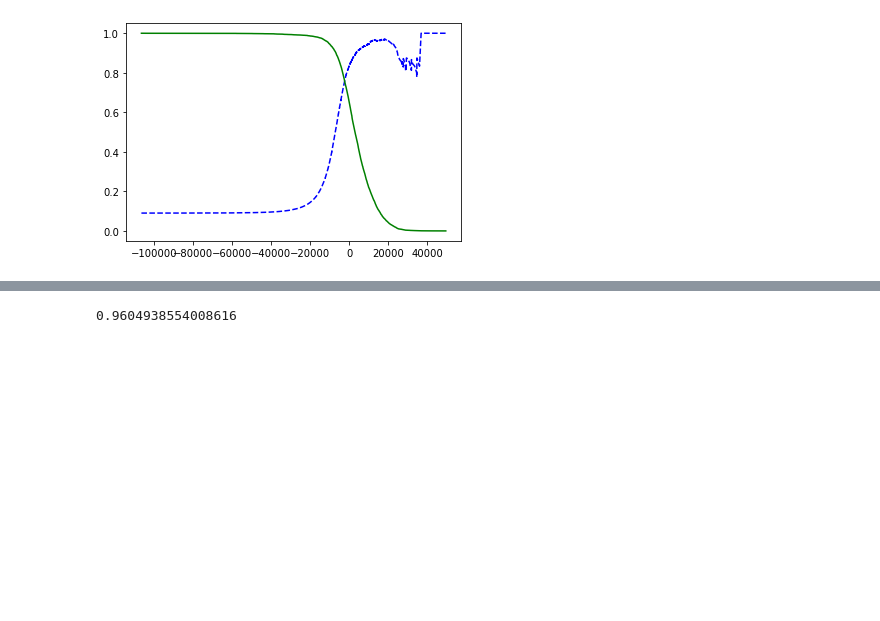
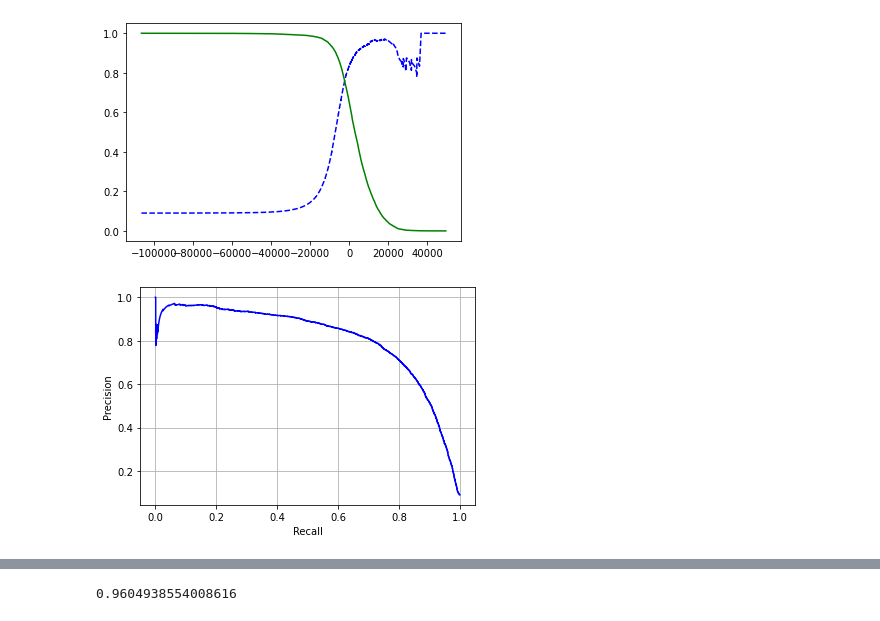
Before and after one commit to haritsaxena/ml_analytics, a Jupyter notebook: ch3-logistic/mnst.ipynb, the cells around one changed output, grey strips where cells are left out. Cells and saved outputs as stored; diff of their text form; code cells hidden in the pictures; blank space fills up the shorter version.

```diff
--- a/ch3-logistic/mnst.ipynb
+++ b/ch3-logistic/mnst.ipynb
@@ -111,3 +130,14 @@ plt.show()
 # %% [output]
 [figure]
+# %%
+def plot_precision_recall(precisions, recalls):
+    plt.plot(recalls, precisions, "b-", label="Precision")
+    plt.xlabel('Recall')
+    plt.ylabel('Precision')
+    plt.grid(True)
+
+plot_precision_recall(precisions, recalls)
+# at 90% precision recall is at 50%  as calculated by the details below.
+# %% [output]
+[figure, added]
 # %%
```
Also changed, not shown: parts of 30 cells of this notebook, 16 other files.
